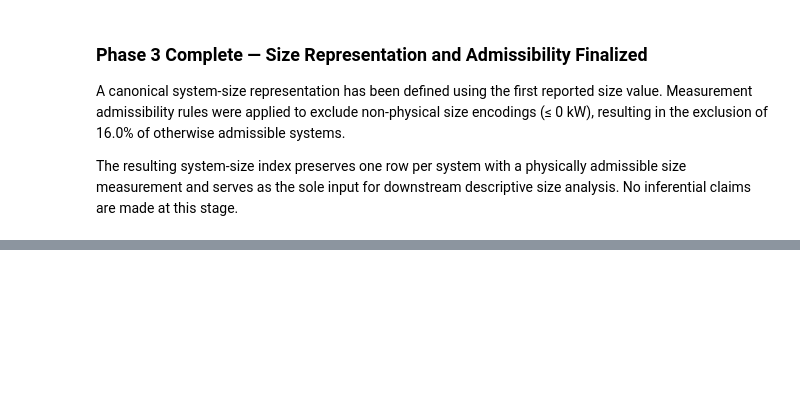
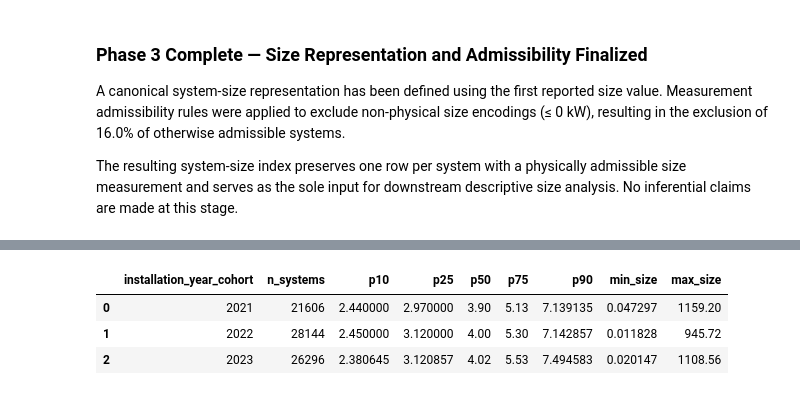
Before and after one commit to AsmaaELBorki/02_tts_baselines, a Jupyter notebook: notebooks/02_system_size_descriptives_and_reference_distributions.ipynb, the cells around one changed output, grey strips where cells are left out. Cells and saved outputs as stored; diff of their text form; code cells hidden in the pictures; blank space fills up the shorter version.

```diff
--- a/notebooks/02_system_size_descriptives_and_reference_distributions.ipynb
+++ b/notebooks/02_system_size_descriptives_and_reference_distributions.ipynb
@@ -443,0 +769,11 @@ stage.
+# %%
+size_distributions = pd.read_parquet(
+    "../outputs/size_distributions.parquet"
+)
+
+size_distributions
+# %% [output]
+|  | installation_year_cohort | n_systems | p10 | p25 | p50 | p75 | p90 | min_size | max_size |
+| 0 | 2021 | 21606 | 2.440000 | 2.970000 | 3.90 | 5.13 | 7.139135 | 0.047297 | 1159.20 |
+| 1 | 2022 | 28144 | 2.450000 | 3.120000 | 4.00 | 5.30 | 7.142857 | 0.011828 | 945.72 |
+| 2 | 2023 | 26296 | 2.380645 | 3.120857 | 4.02 | 5.53 | 7.494583 | 0.020147 | 1108.56 |
```
Also changed, not shown: parts of 32 cells of this notebook, 4 other files.
